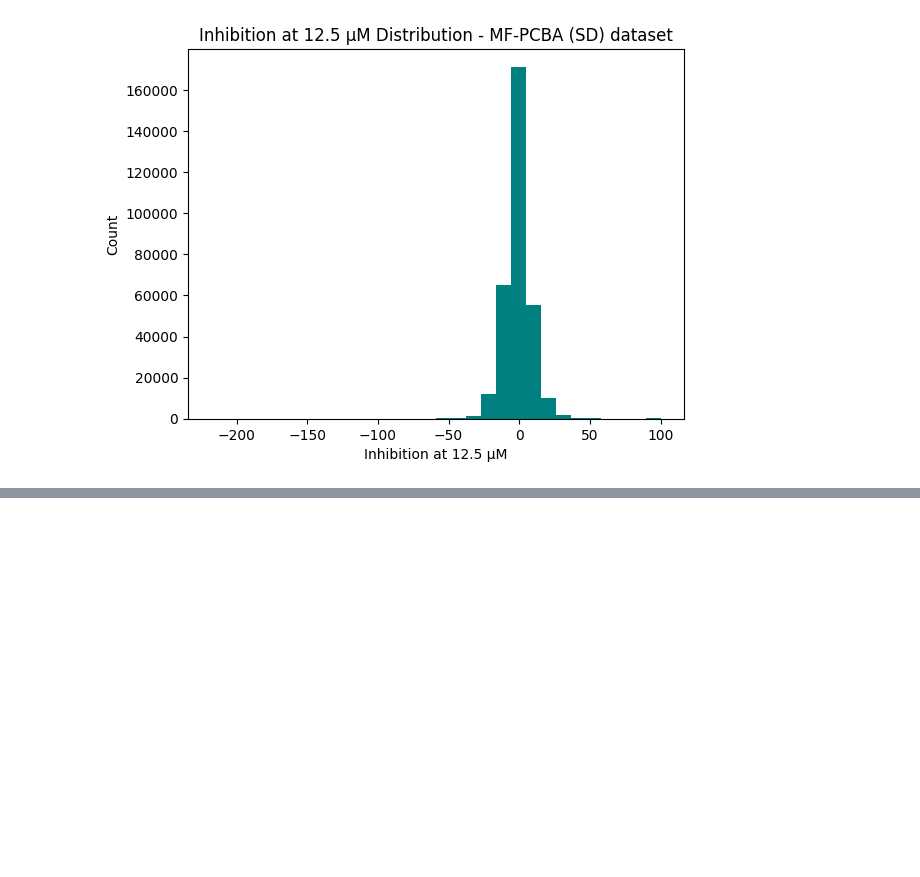
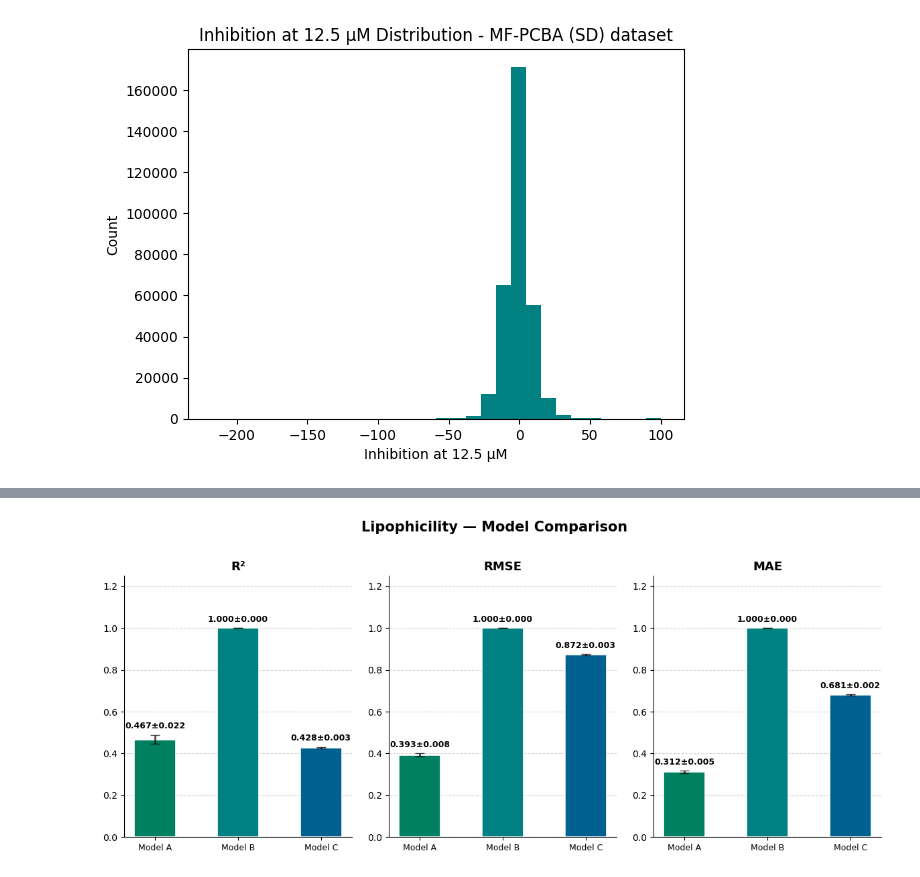
Before and after one commit to xhudec2/molecular-transfer-learning, a Jupyter notebook: notebooks/dataset_vizualizationn.ipynb, the cells around one changed output, grey strips where cells are left out. Cells and saved outputs as stored; diff of their text form; code cells hidden in the pictures; blank space fills up the shorter version.

```diff
--- a/notebooks/dataset_vizualizationn.ipynb
+++ b/notebooks/dataset_vizualizationn.ipynb
@@ -160,0 +327,73 @@ plt.show()
+# %%
+import matplotlib.pyplot as plt
+import numpy as np
+
+
+
+# --- Data ---
+metrics = ['R²', 'RMSE', 'MAE']
+model_a = [0.467, 0.393, 0.312]
+model_a_std = [0.022, 0.008, 0.005]
+model_b = [1, 1, 1]
+model_b_std = [0.0, 0.0, 0.0]
+
+model_c = [mean_r2_lipo_C, mean_rmse_lipo_C, mean_mae_lipo_C]
+model_c_std = [std_r2_lipo_C, std_rmse_lipo_C, std_mae_lipo_C]
+
+models = {
+    'Model A': model_a,
+    'Model B': model_b,
+    'Model C': model_c,
+}
+
+stds = {
+    'Model A': model_a_std,
+    'Model B': model_b_std,
+    'Model C': model_c_std,
+}
+
+colors = {
+    'Model A': '#008060',
+    'Model B': '#008080',
+    'Model C': '#006090',
+}
+
+# --- Layout ---
+fig, axes = plt.subplots(1, 3, figsize=(12, 5))
+fig.suptitle('Lipophicility — Model Comparison', fontsize=15, fontweight='bold', y=1.02)
+
+for ax, metric, idx in zip(axes, metrics, range(3)):
+    names = list(models.keys())
+    values = [models[m][idx] for m in names]
+    std_values = [stds[m][idx] for m in names]
+
+    # Create bars with error bars
+    bars = ax.bar(names, values,
+                   yerr=std_values,  # Add error bars
+                   color=[colors[m] for m in names],
+                   width=0.5,
+                   edgecolor='white',
+                   linewidth=1.2,
+                   capsize=5,  # Width of error bar caps
+                   error_kw={'linewidth': 2, 'ecolor': 'black', 'alpha': 0.7})
+
+    # Value labels on top of bars (adjusted for error bars)
+    for bar, val, std in zip(bars, values, std_values):
+        ax.text(bar.get_x() + bar.get_width() / 2,
+                bar.get_height() + std + max(values) * 0.02,
+                f'{val:.3f}±{std:.3f}',  # Show mean ± std
+                ha='center', va='bottom', fontsize=9, fontweight='bold')
+
+    ax.set_title(metric, fontsize=13, fontweight='bold')
+    ax.set_ylim(0, max([v + s for v, s in zip(values, std_values)]) * 1.25)
+    ax.set_xticks(range(len(names)))
+    ax.set_xticklabels(names, fontsize=9)
+    ax.spines[['top', 'right']].set_visible(False)
+    ax.yaxis.grid(True, linestyle='--', alpha=0.5)
+    ax.set_axisbelow(True)
+
+plt.tight_layout()
+plt.savefig('qm7_model_comparison.png', dpi=150, bbox_inches='tight')
+plt.show()
+# %% [output]
+[figure, added]
```
Also changed, not shown: parts of 5 cells of this notebook, 1 other file.
